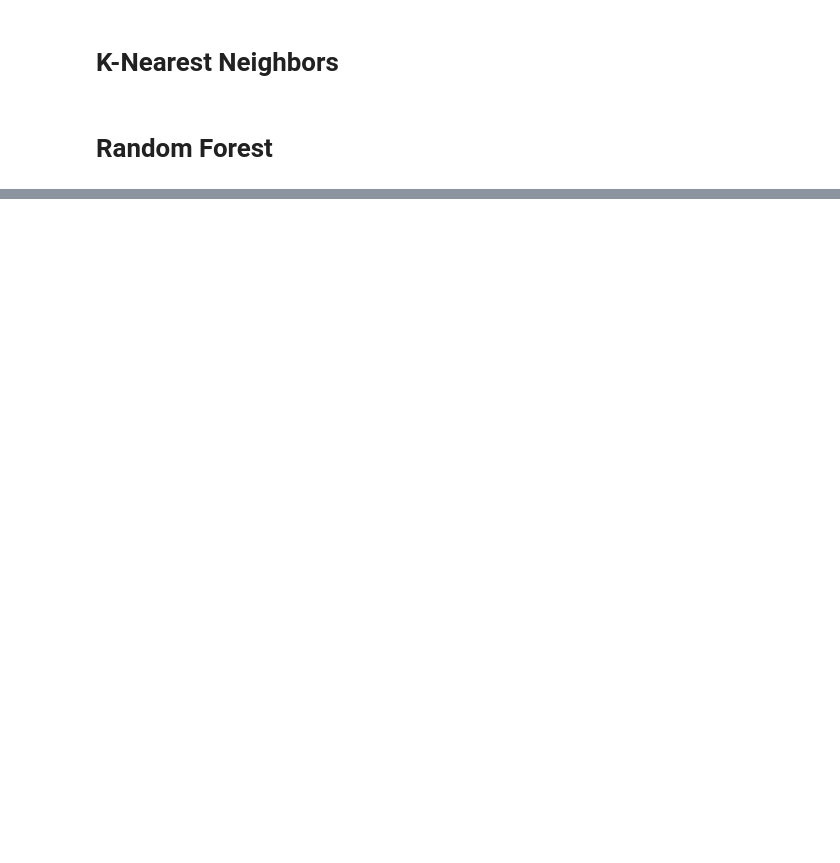
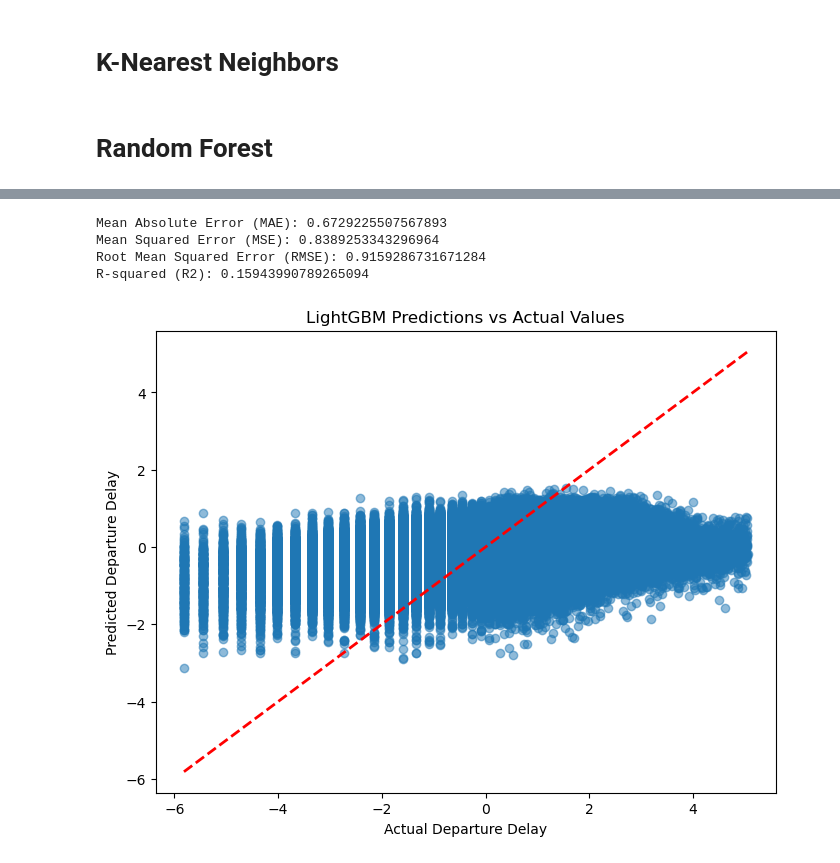
Before and after one commit to segoldsmith/Capstone2, a Jupyter notebook: Capstone2_Modelling.ipynb, the cells around one changed output, grey strips where cells are left out. Saved outputs shown, nothing was run; the diff lists cells and outputs as text; code cells hidden in the pictures; blank space fills up the shorter version.

```diff
--- a/Capstone2_Modelling.ipynb
+++ b/Capstone2_Modelling.ipynb
@@ -276,0 +270,6 @@ Wall time: 1.12 ms
+# %%
+optimizer_lgb = BayesianOptimization(
+    f=lgb_eval,
+    pbounds=param_bounds_lgb,
+    random_state=42,
+    verbose=2)
@@ -276,0 +301,14 @@ Wall time: 1.12 ms
+# %%
+# Extract the best parameters
+best_params_lgb = optimizer_lgb.max['params']
+best_params_lgb['n_estimators'] = int(best_params_lgb['n_estimators'])
+best_params_lgb['learning_rate'] = float(best_params_lgb['learning_rate'])
+best_params_lgb['num_leaves'] = int(best_params_lgb['num_leaves'])
+best_params_lgb['max_depth'] = int(best_params_lgb['max_depth'])
+best_params_lgb['subsample'] = float(best_params_lgb['subsample'])
+best_params_lgb['colsample_bytree'] = float(best_params_lgb['colsample_bytree'])
+# %%
+%%time
+# Train the final model with the best parameters
+lgb_best = lgb.LGBMRegressor(**best_params_lgb, random_state=42)
+lgb_best.fit(X_train, y_train)
@@ -276,0 +327,3 @@ Wall time: 1.12 ms
+# %%
+%%time
+y_pred_lgb = lgb_best.predict(X_test)
@@ -276,0 +333,31 @@ Wall time: 1.12 ms
+# %%
+# Calculate evaluation metrics
+mae_lgb = mean_absolute_error(y_test, y_pred_lgb)
+mse_lgb = mean_squared_error(y_test, y_pred_lgb)
+rmse_lgb = np.sqrt(mse_lgb)
+r2_lgb = r2_score(y_test, y_pred_lgb)
+
+# Print evaluation metrics
+print(f'Mean Absolute Error (MAE): {mae_lgb}')
+print(f'Mean Squared Error (MSE): {mse_lgb}')
+print(f'Root Mean Squared Error (RMSE): {rmse_lgb}')
+print(f'R-squared (R2): {r2_lgb}')
+# %% [output]
+Mean Absolute Error (MAE): 0.6729225507567893
+Mean Squared Error (MSE): 0.8389253343296964
+Root Mean Squared Error (RMSE): 0.9159286731671284
+R-squared (R2): 0.15943990789265094
+# %%
+# Scatter plot of True vs Predicted values
+plt.figure(figsize=(8, 6))
+plt.scatter(x=y_test, y=y_pred_lgb, alpha=0.5)
+
+# Plot the perfect prediction line (y = x)
+plt.plot([y_test.min(), y_test.max()], [y_test.min(), y_test.max()], 'r--', lw=2)
+
+plt.xlabel("Actual Departure Delay")
+plt.ylabel("Predicted Departure Delay")
+plt.title("LightGBM Predictions vs Actual Values")
+plt.show()
+# %% [output]
+[figure, added]
```
Also changed, not shown: parts of 66 cells of this notebook.
